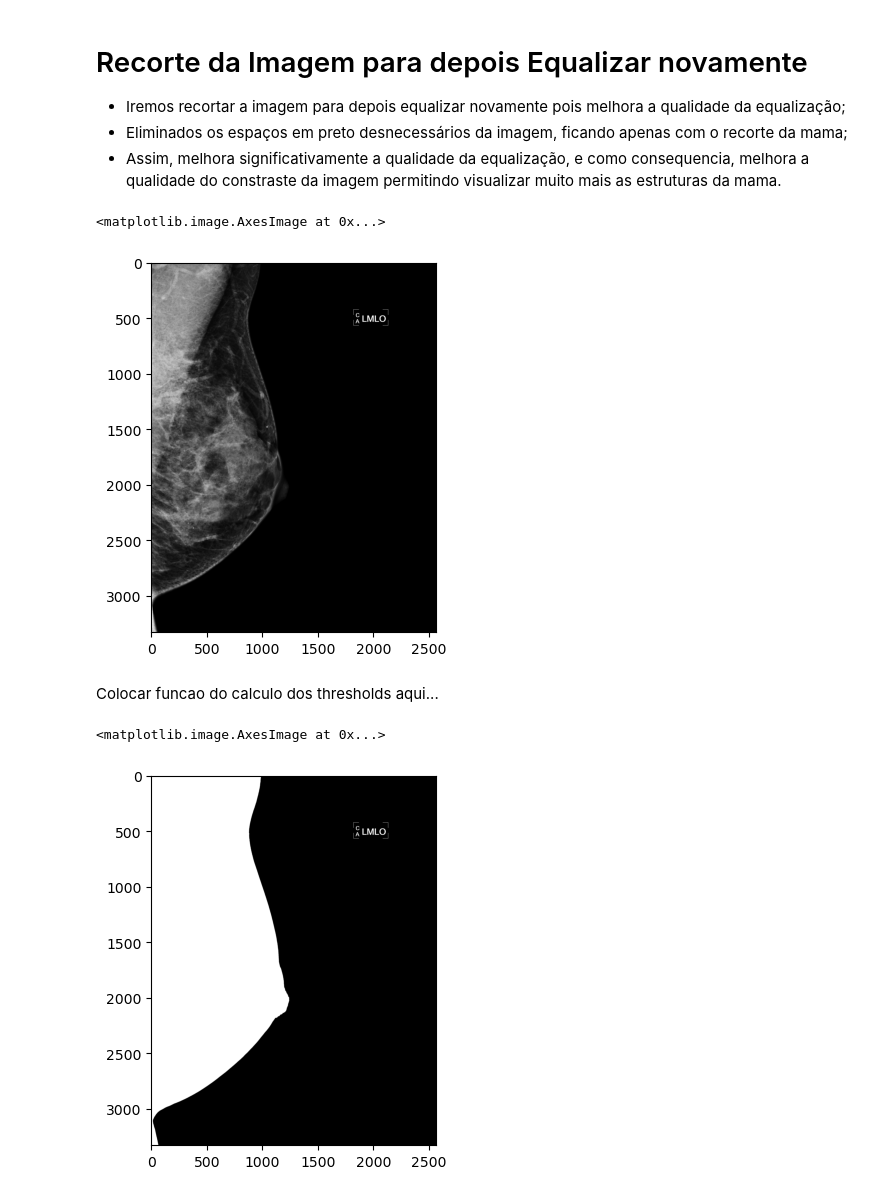
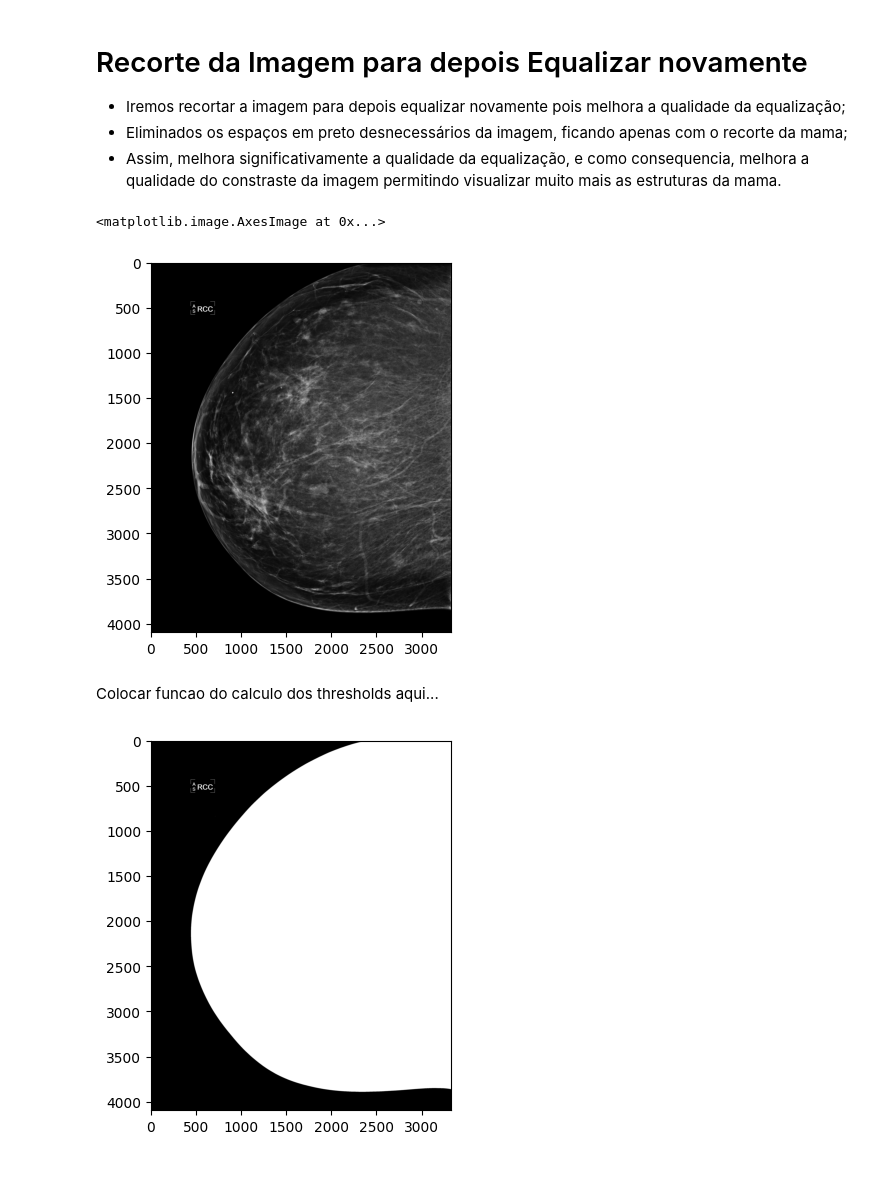
Before and after one commit to lukasmachado20/ProjetoITI, a Jupyter notebook: recorte_imagens_equalize.ipynb, the cells around one changed output. Cells and saved outputs as stored; diff of their text form; code cells hidden in the pictures.

```diff
--- a/recorte_imagens_equalize.ipynb
+++ b/recorte_imagens_equalize.ipynb
@@ -12,13 +13,13 @@ from matplotlib import pyplot as plt
 # %%
 # Fazendo o teste para uma imagem do dataset
-localImg = "/mnt/d/ImagensDatasetFredrik/"
-img = dicom.dcmread(localImg + "00181_20990909_L_MLO_1.dcm")
+#localImg = "/mnt/d/ImagensDatasetFredrik/"
+img = dicom.dcmread("00142_20990909_R_CC_3.dcm")
 
 imgArray = np.array(img.pixel_array)
 plt.imshow(imgArray, cmap=plt.cm.gray)
 # %% [output]
 <matplotlib.image.AxesImage at 0x...>
-[figure, old version]
+[figure, new version]
 # %% [markdown]
 Colocar funcao do calculo dos thresholds aqui...
 # %%
@@ -29,8 +30,7 @@ arrayThresh = temp1.astype('uint8')
 # verificando....
 plt.imshow(arrayThresh, cmap=plt.cm.gray);
 # %% [output]
-<matplotlib.image.AxesImage at 0x...>
-[figure, old version]
+[figure, new version]
 # %%
 # Iremos pegar os contornos da imagem
 # Utilizando cv2.CHAIN_APPROX_SIMPLE pegamos apenas as bordas do contorno da imagem, assim poupando processamento e memoria
```
Also changed, not shown: parts of 6 cells of this notebook.
